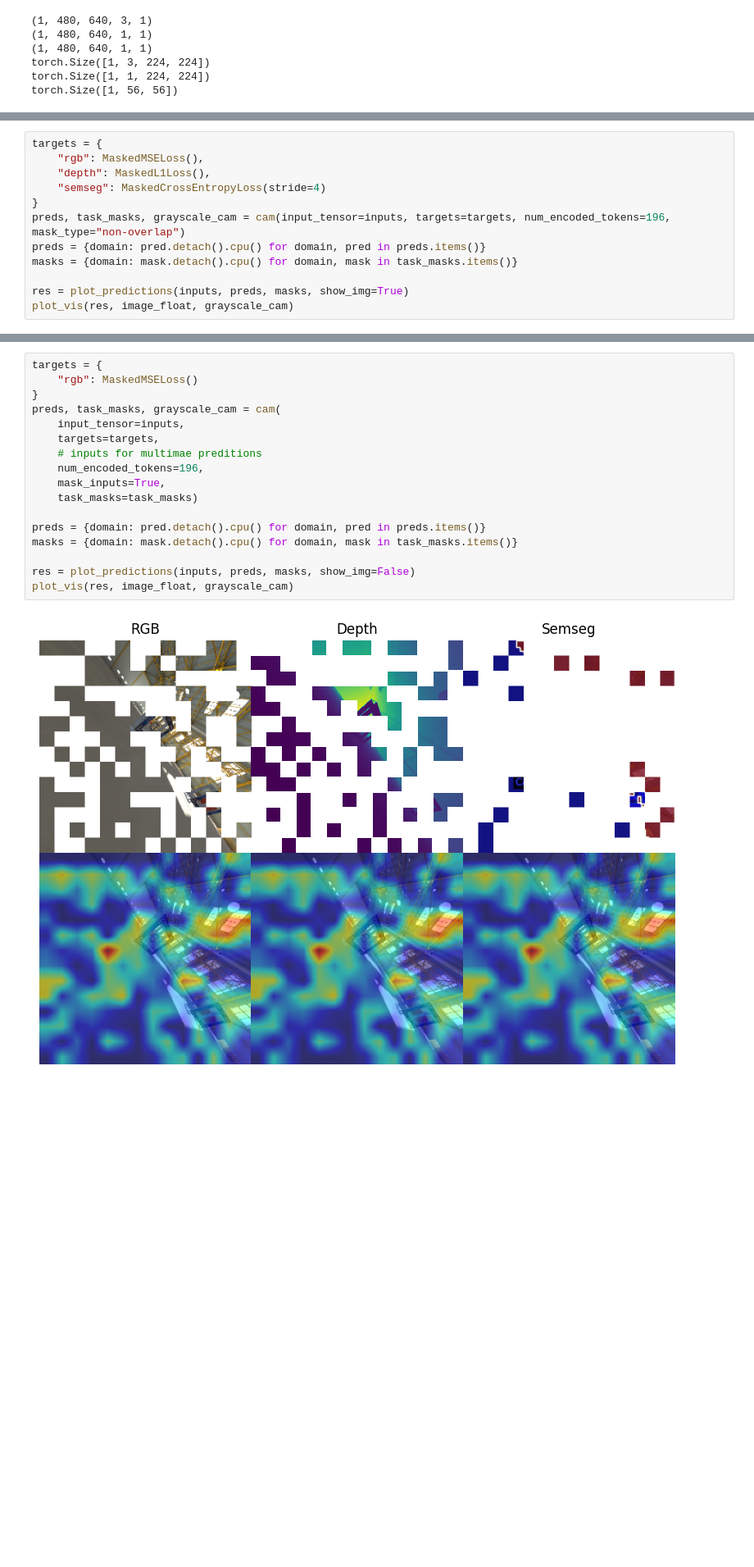
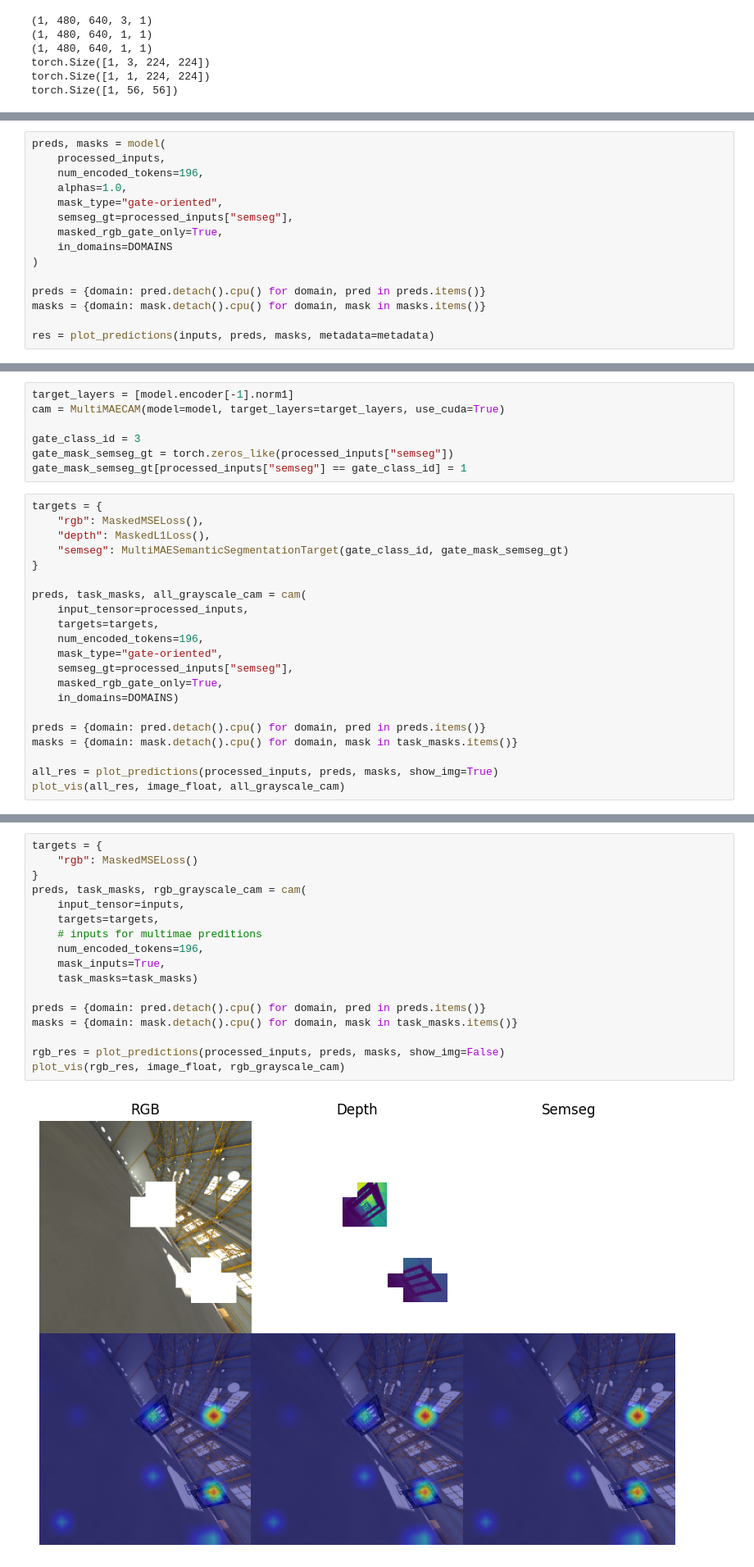
Before and after one commit to xingcw/pytorch-grad-cam, a Jupyter notebook: tutorials/multimae_retrain_vis.ipynb, the cells around one changed output, grey strips where cells are left out. Shown at 82% size. Cells and saved outputs as stored; diff of their text form; blank space fills up the shorter version.

Commit message:
visualize on custom multimae models

```diff
--- a/tutorials/multimae_retrain_vis.ipynb
+++ b/tutorials/multimae_retrain_vis.ipynb
@@ -195,0 +178,15 @@ cam = MultiMAECAM(model=model, target_layers=target_layers, use_cuda=True)
+# %%
+preds, masks = model(
+    processed_inputs,
+    num_encoded_tokens=196,
+    alphas=1.0,
+    mask_type="gate-oriented",
+    semseg_gt=processed_inputs["semseg"],
+    masked_rgb_gate_only=True,
+    in_domains=DOMAINS
+)
+
+preds = {domain: pred.detach().cpu() for domain, pred in preds.items()}
+masks = {domain: mask.detach().cpu() for domain, mask in masks.items()}
+
+res = plot_predictions(inputs, preds, masks, metadata=metadata)
@@ -219,16 +218,32 @@ def plot_vis(res, image_float, grayscale_cam):
 
     axs[5].imshow(cam_rgb)
     axs[5].axis('off')
+# %%
+target_layers = [model.encoder[-1].norm1]
+cam = MultiMAECAM(model=model, target_layers=target_layers, use_cuda=True)
+
+gate_class_id = 3
+gate_mask_semseg_gt = torch.zeros_like(processed_inputs["semseg"])
+gate_mask_semseg_gt[processed_inputs["semseg"] == gate_class_id] = 1
 # %%
 targets = {
     "rgb": MaskedMSELoss(),
     "depth": MaskedL1Loss(),
-    "semseg": MaskedCrossEntropyLoss(stride=4)
+    "semseg": MultiMAESemanticSegmentationTarget(gate_class_id, gate_mask_semseg_gt)
 }
-preds, task_masks, grayscale_cam = cam(input_tensor=inputs, targets=targets, num_encoded_tokens=196, mask_type="non-overlap")
+
+preds, task_masks, all_grayscale_cam = cam(
+    input_tensor=processed_inputs,
+    targets=targets,
+    num_encoded_tokens=196,
+    mask_type="gate-oriented",
+    semseg_gt=processed_inputs["semseg"],
+    masked_rgb_gate_only=True,
+    in_domains=DOMAINS)
+
 preds = {domain: pred.detach().cpu() for domain, pred in preds.items()}
 masks = {domain: mask.detach().cpu() for domain, mask in task_masks.items()}
 
-res = plot_predictions(inputs, preds, masks, show_img=True)
-plot_vis(res, image_float, grayscale_cam)
+all_res = plot_predictions(processed_inputs, preds, masks, show_img=True)
+plot_vis(all_res, image_float, all_grayscale_cam)
 # %% [output]
@@ -238,21 +252,21 @@ tensor([196], device='cuda:0')
 # %%
 targets = {
     "rgb": MaskedMSELoss()
 }
-preds, task_masks, grayscale_cam = cam(
+preds, task_masks, rgb_grayscale_cam = cam(
     input_tensor=inputs,
     targets=targets,
     # inputs for multimae preditions
     num_encoded_tokens=196,
     mask_inputs=True,
     task_masks=task_masks)
 
 preds = {domain: pred.detach().cpu() for domain, pred in preds.items()}
 masks = {domain: mask.detach().cpu() for domain, mask in task_masks.items()}
 
-res = plot_predictions(inputs, preds, masks, show_img=False)
-plot_vis(res, image_float, grayscale_cam)
+rgb_res = plot_predictions(processed_inputs, preds, masks, show_img=False)
+plot_vis(rgb_res, image_float, rgb_grayscale_cam)
 # %% [output]
-[figure, old version]
+[figure, new version]
 # %%
 targets = {
```
Also changed, not shown: parts of 12 cells of this notebook, 1 other file.
